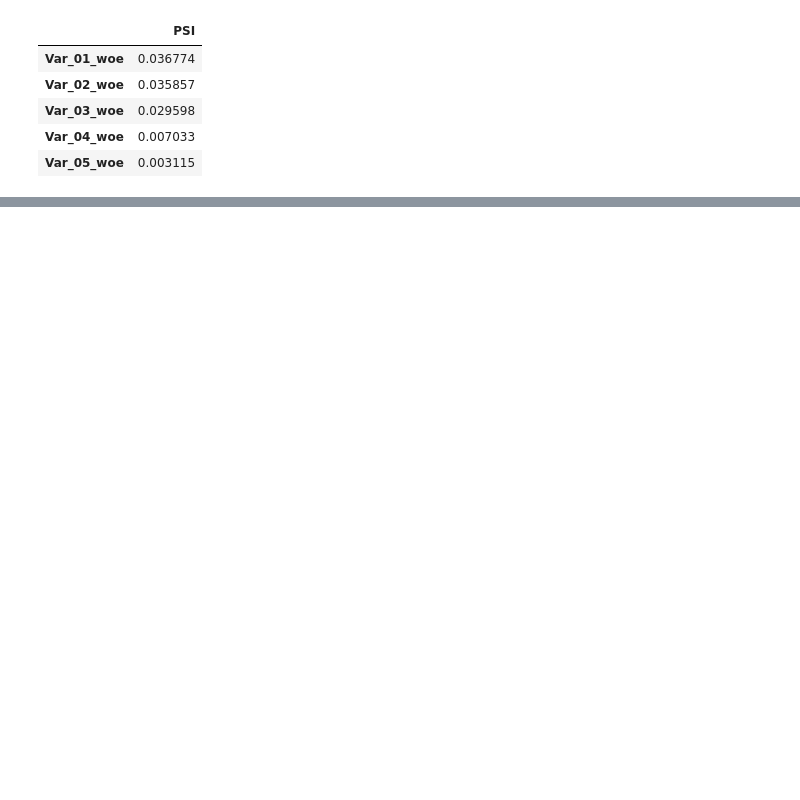
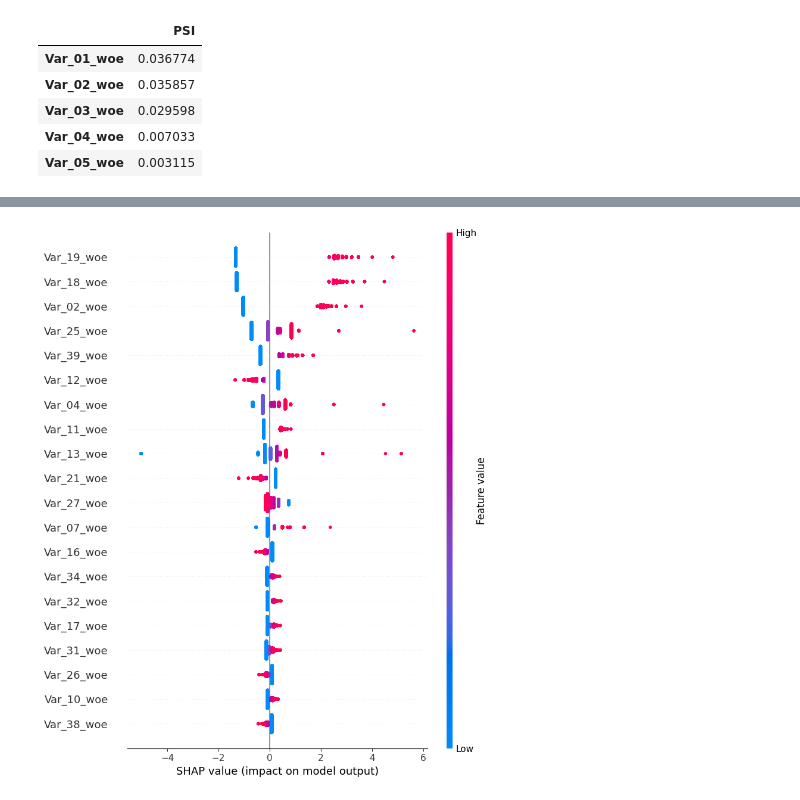
Before and after one commit to melkri/UB_ING_Case, a Jupyter notebook: scripts/2_data_cleaning.ipynb, the cells around one changed output, grey strips where cells are left out. Cells and saved outputs as stored; diff of their text form; code cells hidden in the pictures; blank space fills up the shorter version.

```diff
--- a/scripts/2_data_cleaning.ipynb
+++ b/scripts/2_data_cleaning.ipynb
@@ -598,0 +613,36 @@ plt.show()
+# %%
+import shap
+from sklearn.model_selection import train_test_split
+
+def model_to_shapley(df, model, target='default', time=2021):
+    in_time_df = df[df['year'] < time]
+    out_of_time_df = df[df['year'] >= time]
+
+    X_in_time = in_time_df.drop(columns=[target, 'year'])  # Exclude 'year' from features
+    y_in_time = in_time_df[target]
+
+    X_out_of_time = out_of_time_df.drop(columns=[target, 'year'])  # Exclude 'year' from features
+    y_out_of_time = out_of_time_df[target]
+
+    # Divide in-time data into train and test sets
+    X_in_time_train, X_in_time_test, y_in_time_train, y_in_time_test = train_test_split(
+        X_in_time, y_in_time, test_size=0.3, stratify=y_in_time, random_state=42)
+
+    # Fit the model
+    model.fit(X_in_time_train, y_in_time_train)
+
+    # Create a Linear explainer and calculate Shapley values
+    explainer = shap.LinearExplainer(model, X_in_time_train, feature_perturbation="interventional")
+    shap_values = explainer.shap_values(X_out_of_time)
+
+    # Extract feature names
+    feature_names = X_out_of_time.columns.tolist()
+
+    # Generate a SHAP summary plot for the out-of-time data
+    shap.summary_plot(shap_values, X_out_of_time, feature_names=feature_names)
+# %%
+model_config = results_vif_LR.iloc[0,0]
+
+model_to_shapley(df_woe, model_config)
+# %% [output]
+[figure, added]
```
Also changed, not shown: parts of 22 cells of this notebook.
